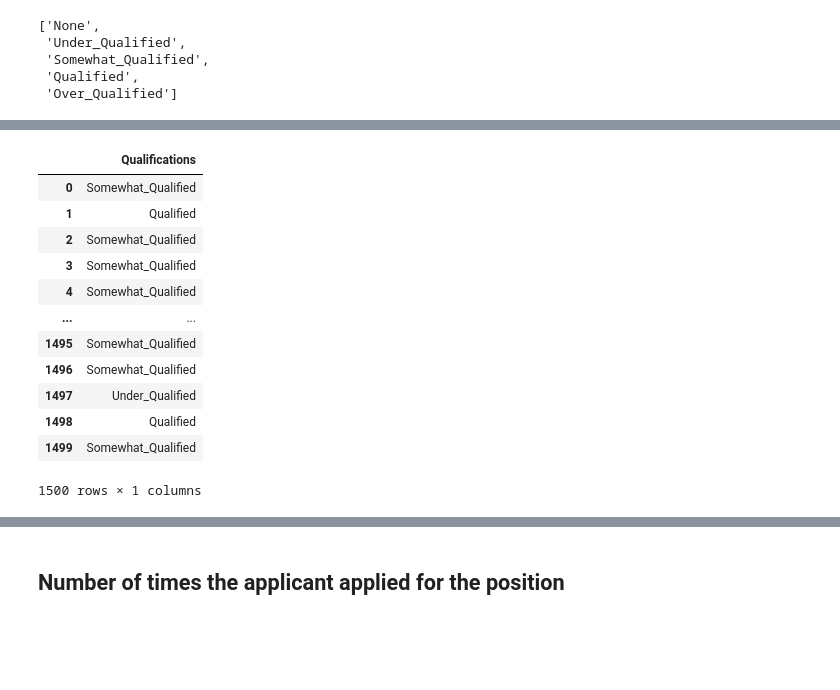
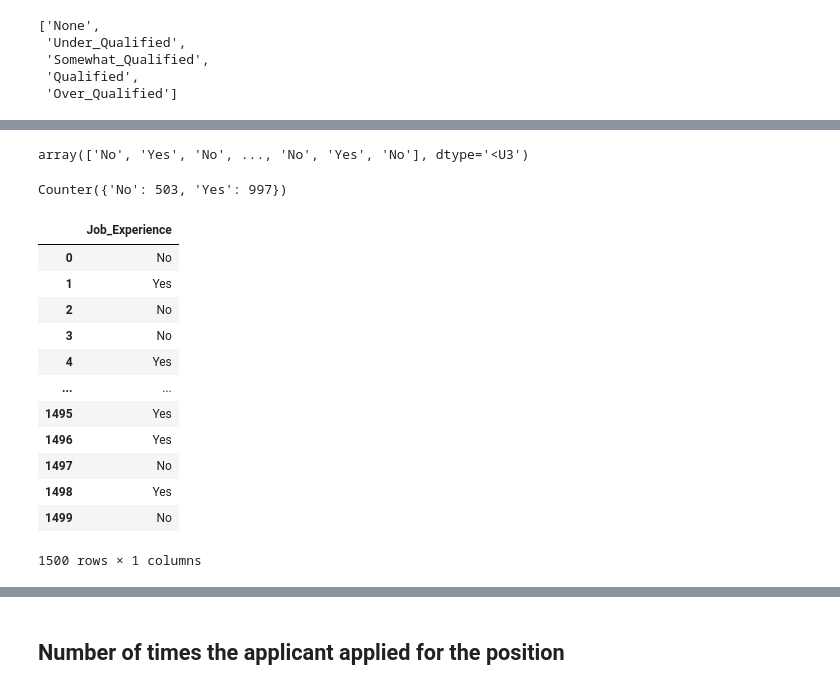
Before and after one commit to Deego88/Programming_for_Data_Analysis_Project_2020, a Jupyter notebook: Programming_for_Data_Analysis_Project_2020.ipynb, the cells around one changed output, grey strips where cells are left out. Cells and saved outputs as stored; diff of their text form; code cells hidden in the pictures; blank space fills up the shorter version.

Commit message:
Variable 3- level of Job Experience added

```diff
--- a/Programming_for_Data_Analysis_Project_2020.ipynb
+++ b/Programming_for_Data_Analysis_Project_2020.ipynb
@@ -220,18 +292,33 @@ array(['Somewhat_Qualified', 'Qualified', 'Somewhat_Qualified', ...,
+# %%
+# Create a binary list of experience - either yes or no
+Experience = ["Yes", "No"]
+np.random.choice (Experience, 1500, p=[0.67, 0.33])
+Experience = np.random.choice (Experience, 1500, p=[0.67, 0.33])
+
+Experience
+# %% [output]
+array(['No', 'Yes', 'No', ..., 'No', 'Yes', 'No'], dtype='<U3')
+# %%
+# count to make sure 1500 yes and No answers are there.
+from collections import Counter
+Counter(Experience)
+# %% [output]
+Counter({'No': 503, 'Yes': 997})
 # %%
-# Create a DataFrame to view the Qualifications output
-df = pd.DataFrame(Qual, columns=["Qualifications"])
-df
+# Create a DataFrame for Job_Experience
+df_2 = pd.DataFrame(Experience, columns=["Job_Experience"])
+df_2
 # %% [output]
-|  | Qualifications |
-| 0 | Somewhat_Qualified |
-| 1 | Qualified |
-| 2 | Somewhat_Qualified |
-| 3 | Somewhat_Qualified |
-| 4 | Somewhat_Qualified |
+|  | Job_Experience |
+| 0 | No |
+| 1 | Yes |
+| 2 | No |
+| 3 | No |
+| 4 | Yes |
 | ... | ... |
-| 1495 | Somewhat_Qualified |
-| 1496 | Somewhat_Qualified |
-| 1497 | Under_Qualified |
-| 1498 | Qualified |
-| 1499 | Somewhat_Qualified |
+| 1495 | Yes |
+| 1496 | Yes |
+| 1497 | No |
+| 1498 | Yes |
+| 1499 | No |
 1500 rows × 1 columns
```
Also changed, not shown: parts of 22 cells of this notebook, 1 other file.
